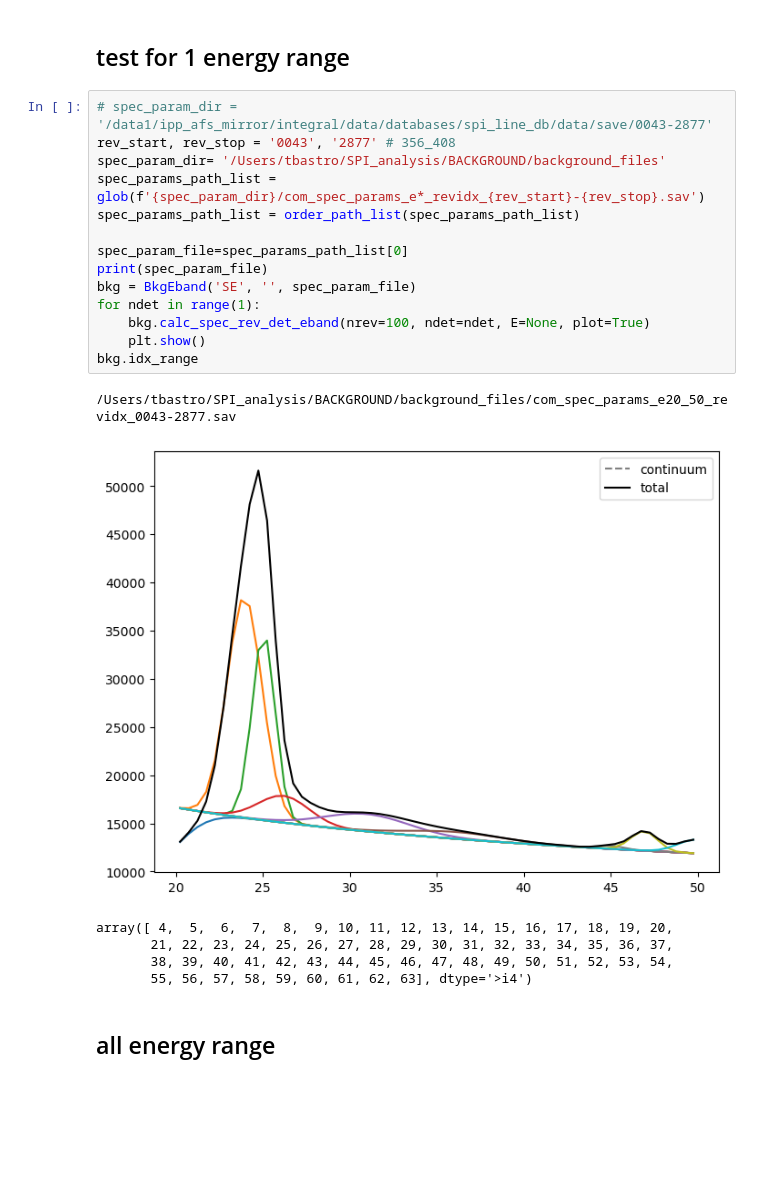
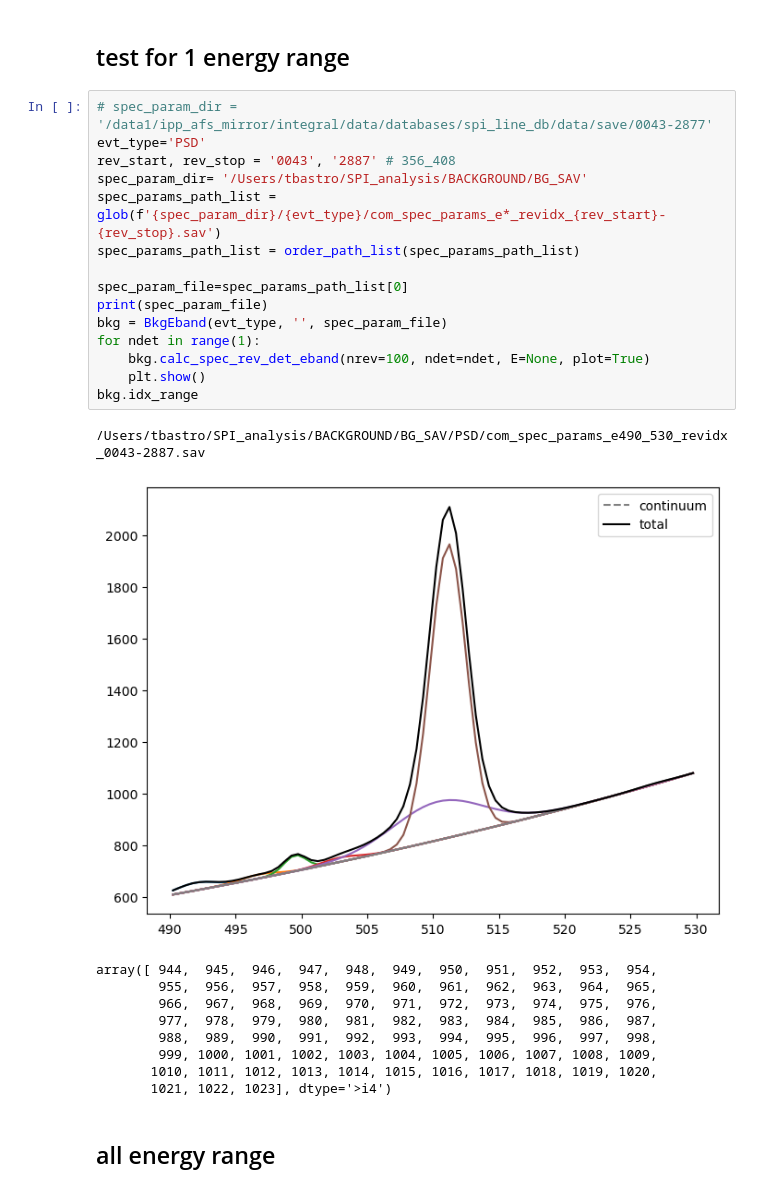
Before and after one commit to tristanbouchet/spibackground, a Jupyter notebook: test_background.ipynb, the cells around one changed output. Drawn from its saved outputs; the diff is of its cells as text; blank space fills up the shorter version.

```diff
--- a/test_background.ipynb
+++ b/test_background.ipynb
@@ -7,25 +7,30 @@ import matplotlib.pyplot as plt
 ## test for 1 energy range
 # %%
 # spec_param_dir = '/data1/ipp_afs_mirror/integral/data/databases/spi_line_db/data/save/0043-2877'
-rev_start, rev_stop = '0043', '2877' # 356_408
-spec_param_dir= '/Users/tbastro/SPI_analysis/BACKGROUND/background_files'
-spec_params_path_list = glob(f'{spec_param_dir}/com_spec_params_e*_revidx_{rev_start}-{rev_stop}.sav')
+evt_type='PSD'
+rev_start, rev_stop = '0043', '2887' # 356_408
+spec_param_dir= '/Users/tbastro/SPI_analysis/BACKGROUND/BG_SAV'
+spec_params_path_list = glob(f'{spec_param_dir}/{evt_type}/com_spec_params_e*_revidx_{rev_start}-{rev_stop}.sav')
 spec_params_path_list = order_path_list(spec_params_path_list)
 
 spec_param_file=spec_params_path_list[0]
 print(spec_param_file)
-bkg = BkgEband('SE', '', spec_param_file)
+bkg = BkgEband(evt_type, '', spec_param_file)
 for ndet in range(1):
     bkg.calc_spec_rev_det_eband(nrev=100, ndet=ndet, E=None, plot=True)
     plt.show()
 bkg.idx_range
 # %% [output]
-/Users/tbastro/SPI_analysis/BACKGROUND/background_files/com_spec_params_e20_50_revidx_0043-2877.sav
+/Users/tbastro/SPI_analysis/BACKGROUND/BG_SAV/PSD/com_spec_params_e490_530_revidx_0043-2887.sav
-[figure, old version]
+[figure, new version]
-array([ 4,  5,  6,  7,  8,  9, 10, 11, 12, 13, 14, 15, 16, 17, 18, 19, 20,
-       21, 22, 23, 24, 25, 26, 27, 28, 29, 30, 31, 32, 33, 34, 35, 36, 37,
-       38, 39, 40, 41, 42, 43, 44, 45, 46, 47, 48, 49, 50, 51, 52, 53, 54,
-       55, 56, 57, 58, 59, 60, 61, 62, 63], dtype='>i4')
+array([ 944,  945,  946,  947,  948,  949,  950,  951,  952,  953,  954,
+        955,  956,  957,  958,  959,  960,  961,  962,  963,  964,  965,
+        966,  967,  968,  969,  970,  971,  972,  973,  974,  975,  976,
+        977,  978,  979,  980,  981,  982,  983,  984,  985,  986,  987,
+        988,  989,  990,  991,  992,  993,  994,  995,  996,  997,  998,
+        999, 1000, 1001, 1002, 1003, 1004, 1005, 1006, 1007, 1008, 1009,
+       1010, 1011, 1012, 1013, 1014, 1015, 1016, 1017, 1018, 1019, 1020,
+       1021, 1022, 1023], dtype='>i4')
 # %% [markdown]
 ## all energy range
 # %%
```
Also changed, not shown: parts of 5 cells of this notebook, 2 other files.
